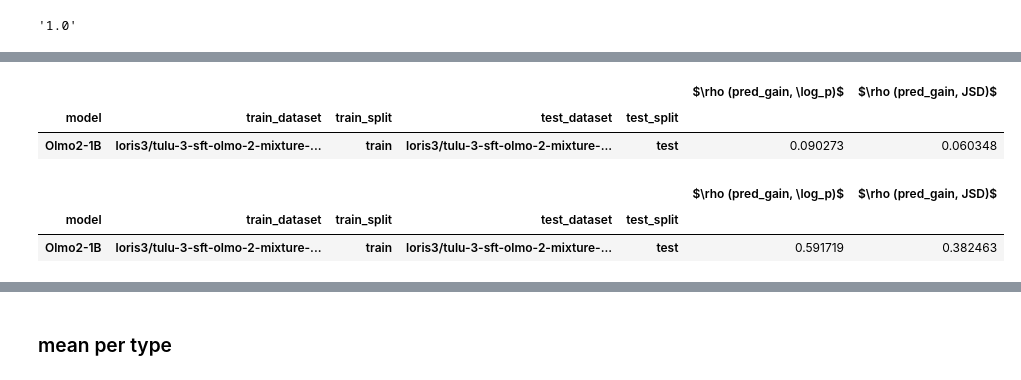
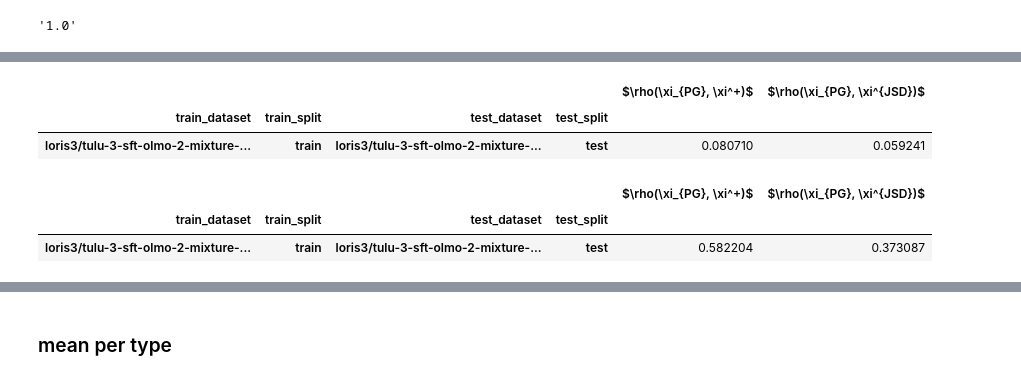
Before and after one commit to loris3/ceelm, a Jupyter notebook: validation.ipynb, the cells around one changed output, grey strips where cells are left out. Cells and saved outputs as stored; diff of their text form; code cells hidden in the pictures.

```diff
--- a/validation.ipynb
+++ b/validation.ipynb
@@ -79,21 +87,6 @@ def get_text_color_for_contrast(val):
         return 'color: black'
     return 'color: white' if abs(corr) >= 0.6 else 'color: black'
 # %%
-
-def rename_model(x):
-       if x == "OLMo-2-0425-1B_tulu-3-sft-olmo-2-mixture-0225_lr0.0001_seed42":
-              return "Olmo2-1B"
-
-def rename_estimator(x):
-      return x.split(":")[0]
-def rename_linear_coder(x):
-      return x.replace("Coder","").replace("Thresh","")
-def extract_seed(x):
-       return int(re.search(r'seed (\d+)', x).group(1)) if "seed" in x else None
-
-def rename_random(x):
-    return re.sub(r' with seed \d+', "", x)
-
 
 
 df_validation = pq.ParquetDataset("results/validation").read().to_pandas()
@@ -280,7 +226,7 @@ store_to_tex("fractionJSDSelectionLarger", f"{np.mean(a > b)*100:.2f}\%")
 ## Correlation Analysis
 # %%
 def compute_and_export_correlations(rr, subset_filter=None, group_cols=None, sort_cols=None,
-                                    row_label_cols=None, filename="./tables/validation.tex", caption="Correlation table"):
+                                    row_label_cols=None, filename="./tables/validation.tex",):
     """
     Compute correlations of pred_gain vs validation scores and export to LaTeX.
 
@@ -337,8 +283,8 @@ def compute_and_export_correlations(rr, subset_filter=None, group_cols=None, sor
     hidden_cols = [col for col in pooled_df.columns if col not in correlation_cols]
 
     colnames = {
-        "spearman_pred_gain_log_p": "$\\rho (pred_gain, \\log_p)$",
-        "spearman_pred_gain_jsd": "$\\rho (pred_gain, JSD)$",
+        "spearman_pred_gain_log_p": "$\\rho(\\xi^{PG}, \\xi^+)$",
+        "spearman_pred_gain_jsd": "$\\rho(\\xi^{PG}, \\xi^{JSD})$",
     }
 
     styled = (
@@ -356,14 +302,7 @@ def compute_and_export_correlations(rr, subset_filter=None, group_cols=None, sor
     os.makedirs(os.path.dirname(filename), exist_ok=True)
     latex_tabular = styled.to_latex(convert_css=True, hrules=True,
                                    column_format='l' + 'l' * len(styled.data.columns))
-    latex_table = (
-        "\\begin{table}[htbp]\n"
-        "\\scriptsize\n"
-        f"\\caption{{{caption}}}\\label{{tab:validation}}\n"
-        "\\centering\n"
-        f"{latex_tabular}\n"
-        "\\end{table}\n"
-    )
+
     with open(filename, "w") as f:
-        f.write(latex_table)
+        f.write(latex_tabular.replace("model", "Model").replace("estimator", "Estimator"))
     return styled
@@ -666,33 +448,33 @@ categorize("10 by facility location from Top-100 least influential (scores close
 # %%
-
+# full
 d = compute_and_export_correlations(
     rr,
     subset_filter=lambda df: df[(df["linear_coder"]==linear_coder)],
-    group_cols=["model","train_dataset","train_split","test_dataset","test_split",],
+    group_cols=["train_dataset","train_split","test_dataset","test_split",],
     sort_cols=[],
     row_label_cols=[],
     filename=f"./tables/validation/full/{linear_coder}.tex",
-    caption=f"Correlation of our score with validation scores for {linear_coder}"
 )
 store_to_tex("spearmanPredGainLogPAll", f"{d.data['spearman_pred_gain_log_p'].values[0]:.2f}")
 store_to_tex("spearmanPredGainJSDAll", f"{d.data['spearman_pred_gain_jsd'].values[0]:.2f}")
 # %% [output]
-|  |  |  |  |  | $\rho (pred_gain, \log_p)$ | $\rho (pred_gain, JSD)$ |
-| model | train_dataset | train_split | test_dataset | test_split |  |  |
-| Olmo2-1B | loris3/tulu-3-sft-olmo-2-mixture-... | train | loris3/tulu-3-sft-olmo-2-mixture-... | test | 0.090273 | 0.060348 |
+|  |  |  |  | $\rho(\xi_{PG}, \xi^+)$ | $\rho(\xi_{PG}, \xi^{JSD})$ |
+| train_dataset | train_split | test_dataset | test_split |  |  |
+| loris3/tulu-3-sft-olmo-2-mixture-... | train | loris3/tulu-3-sft-olmo-2-mixture-... | test | 0.080710 | 0.059241 |
 # %%
+# only where pred_gain > 0dB
+
 d = compute_and_export_correlations(
     rr,
     subset_filter=lambda df: df[(df["linear_coder"]==linear_coder) & (df["pred_gain"] > 1)],
-    group_cols=["model","train_dataset","train_split","test_dataset","test_split",],
+    group_cols=["train_dataset","train_split","test_dataset","test_split",],
     sort_cols=[],
     row_label_cols=[],
     filename=f"./tables/validation/full/pred_gain_filt{linear_coder}.tex",
-    caption=f"Correlation of our score with validation scores for {linear_coder}"
 )
 store_to_tex("spearmanPredGainLogPAllAboveOne", f"{d.data['spearman_pred_gain_log_p'].values[0]:.2f}")
 store_to_tex("spearmanPredGainJSDAllAboveOne", f"{d.data['spearman_pred_gain_jsd'].values[0]:.2f}")
 # %% [output]
-|  |  |  |  |  | $\rho (pred_gain, \log_p)$ | $\rho (pred_gain, JSD)$ |
-| model | train_dataset | train_split | test_dataset | test_split |  |  |
-| Olmo2-1B | loris3/tulu-3-sft-olmo-2-mixture-... | train | loris3/tulu-3-sft-olmo-2-mixture-... | test | 0.591719 | 0.382463 |
+|  |  |  |  | $\rho(\xi_{PG}, \xi^+)$ | $\rho(\xi_{PG}, \xi^{JSD})$ |
+| train_dataset | train_split | test_dataset | test_split |  |  |
+| loris3/tulu-3-sft-olmo-2-mixture-... | train | loris3/tulu-3-sft-olmo-2-mixture-... | test | 0.582204 | 0.373087 |
```
Also changed, not shown: parts of 31 cells of this notebook, 10 other files.
